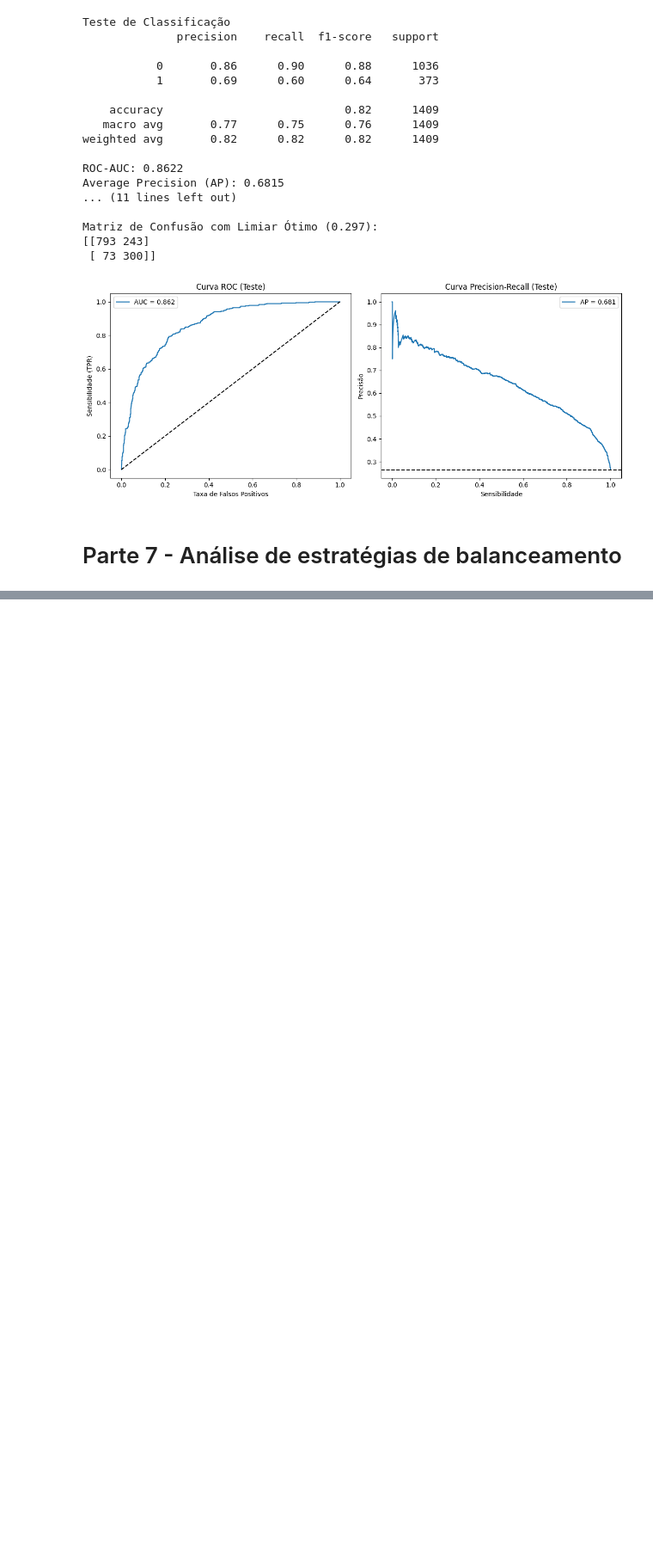
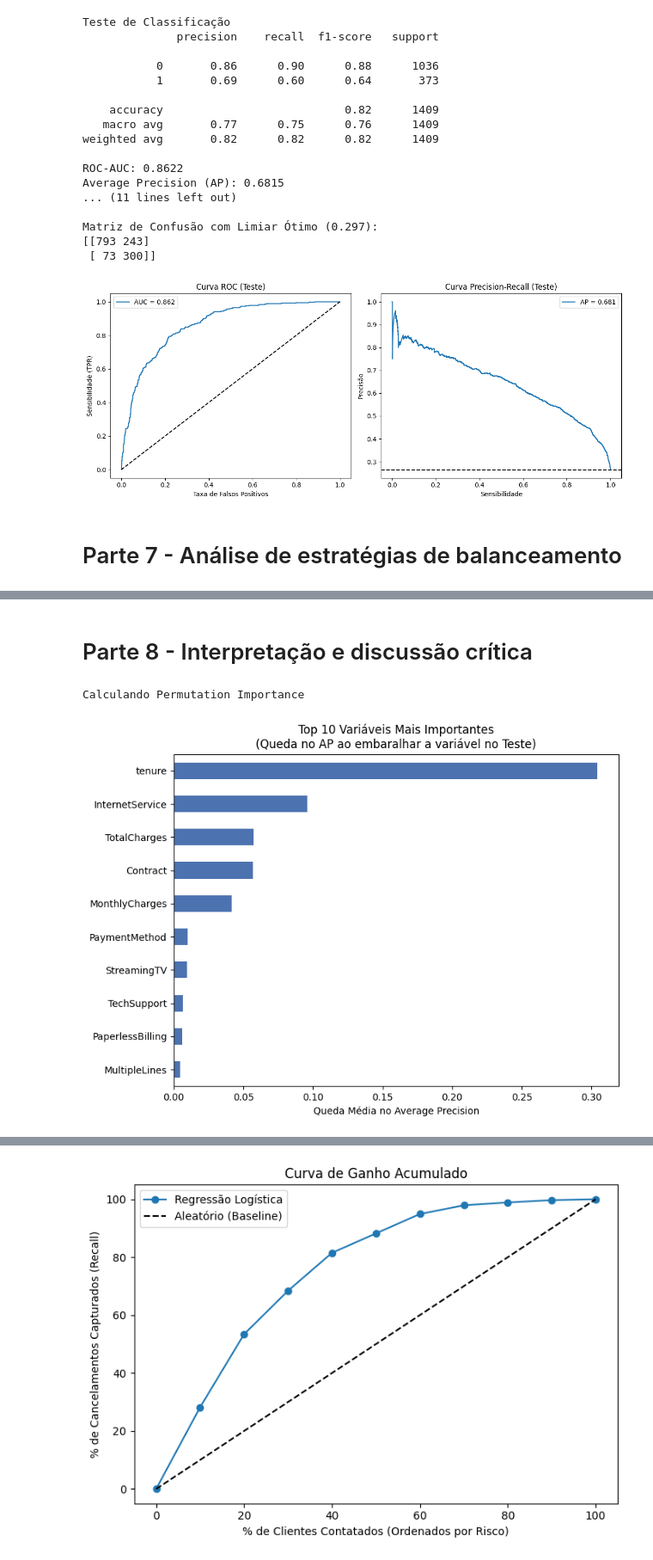
Before and after one commit to VictorTrasancos/Telco-Customer-Churn, a Jupyter notebook: telco_customer.ipynb, the cells around one changed output, grey strips where cells are left out. Shown at 86% size. Saved outputs shown, nothing was run; the diff lists cells and outputs as text; code cells hidden in the pictures; blank space fills up the shorter version.

Commit message:
Adição da parte 8

```diff
--- a/telco_customer.ipynb
+++ b/telco_customer.ipynb
@@ -575,3 +540,75 @@ Balanceamento para o Random Forest
 | Oversampling (ROS) | 0.6474 | 0.8346 | 0.6245 | 0.5429 | 0.7353 | {'clf__max_depth': 10, 'clf__n_es... |
 | Undersampling (RUS) | 0.6438 | 0.8385 | 0.6175 | 0.5019 | 0.8028 | {'clf__max_depth': 5, 'clf__n_est... |
 | SMOTE | 0.6407 | 0.8345 | 0.6226 | 0.5685 | 0.6885 | {'clf__max_depth': 10, 'clf__n_es... |
+# %% [markdown]
+# Parte 8 - Interpretação e discussão crítica
+# %%
+modelo_lr = resultados_cv['Regressão Logística'].best_estimator_
+
+# 1) - Qual variável derruba o modelo se faltar?
+print("Calculando Permutation Importance")
+resultado_imp = permutation_importance(modelo_lr, X_test, y_test,
+                                       scoring='average_precision',
+                                       n_repeats=10, random_state=42, n_jobs=-1)
+
+# Agrupa pela variável original (antes do OneHotEncoder)
+importancias = pd.Series(resultado_imp.importances_mean, index=X_test.columns).sort_values()
+
+plt.figure(figsize=(8, 6))
+importancias.tail(10).plot(kind='barh', color='#4C72B0')
+plt.title('Top 10 Variáveis Mais Importantes\n(Queda no AP ao embaralhar a variável no Teste)')
+plt.xlabel('Queda Média no Average Precision')
+plt.tight_layout()
+plt.show()
+
+
+# 2) Como categoria afeta o churn
+# Extraímos o nome das colunas geradas após o pré-processamento e os coeficientes do modelo
+nomes_features = modelo_lr.named_steps['prep'].get_feature_names_out()
+coeficientes = modelo_lr.named_steps['clf'].coef_[0]
+
+# np.exp() converte log-odds da Regressão Logística para Odds Ratios (Razões de Chances)
+razoes = pd.Series(np.exp(coeficientes), index=nomes_features).sort_values()
+
+print("\nReduzem o risco de cancelamento")
+# Valores menores que 1 indicam redução de risco
+print(razoes.head(5).round(3))
+
+print("\nAumentam o risco de cancelamento")
+# Valores maiores que 1 indicam aumento de risco
+print(razoes.tail(5).round(3))
+
+# 3) Análise de Negócio e ROI
+proba_teste = modelo_lr.predict_proba(X_test)[:, 1]
+tab = pd.DataFrame({'Churn_Real': y_test.values, 'Probabilidade': proba_teste})
+
+# Ordena e divide os clientes em 10 grupos iguais (Decil 1 = Maior Risco de Cancelamento)
+tab['Decil'] = 10 - pd.qcut(tab['Probabilidade'].rank(method='first'), 10, labels=False)
+
+ganho = tab.groupby('Decil')['Churn_Real'].agg(
+    Volume_Clientes='size',
+    Cancelamentos_Capturados='sum'
+)
+
+# Calcula as métricas acumuladas e de eficiência
+ganho['Taxa_Acerto_No_Grupo'] = (ganho['Cancelamentos_Capturados'] / ganho['Volume_Clientes']).round(3)
+ganho['Recall_Acumulado (%)'] = (ganho['Cancelamentos_Capturados'].cumsum() / ganho['Cancelamentos_Capturados'].sum() * 100).round(1)
+
+print("\nPriorização de Ações de Marketing")
+display(ganho)
+
+# Gráfico de Ganho Acumulado
+plt.figure(figsize=(7, 5))
+plt.plot(np.insert(ganho.index.values * 10, 0, 0),
+         np.insert(ganho['Recall_Acumulado (%)'].values, 0, 0),
+         marker='o', label='Regressão Logística')
+plt.plot([0, 100], [0, 100], 'k--', label='Aleatório (Baseline)')
+plt.title('Curva de Ganho Acumulado')
+plt.xlabel('% de Clientes Contatados (Ordenados por Risco)')
+plt.ylabel('% de Cancelamentos Capturados (Recall)')
+plt.legend()
+plt.tight_layout()
+plt.show()
+# %% [output]
+Calculando Permutation Importance
+[figure, added]
@@ -577,0 +644 @@ Balanceamento para o Random Forest
+[figure, added]
```
Also changed, not shown: parts of 14 cells of this notebook.
